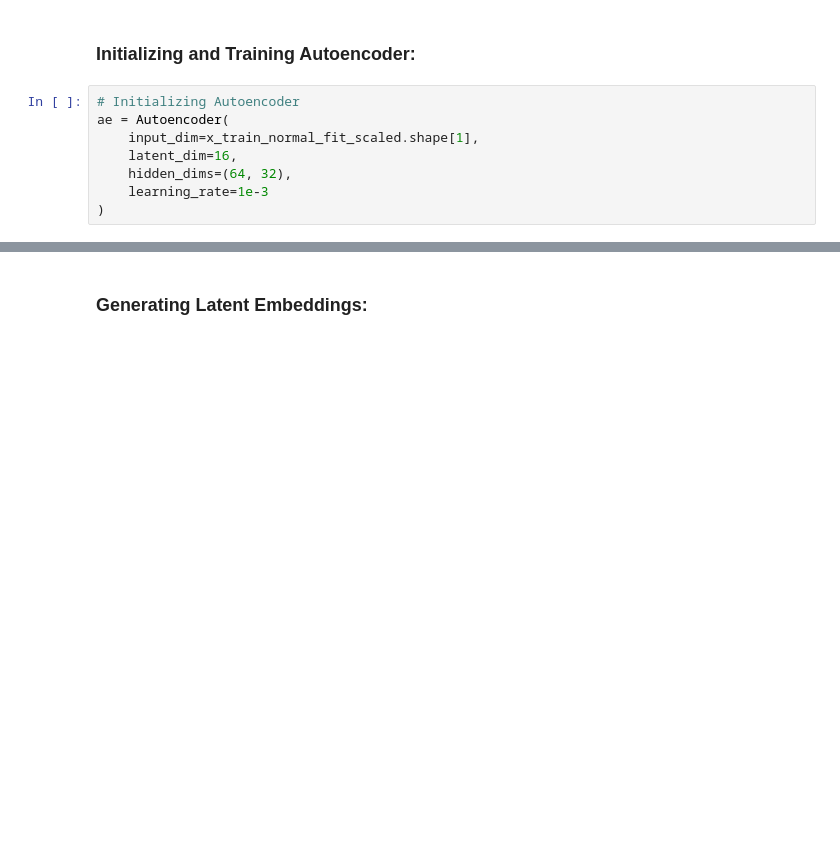
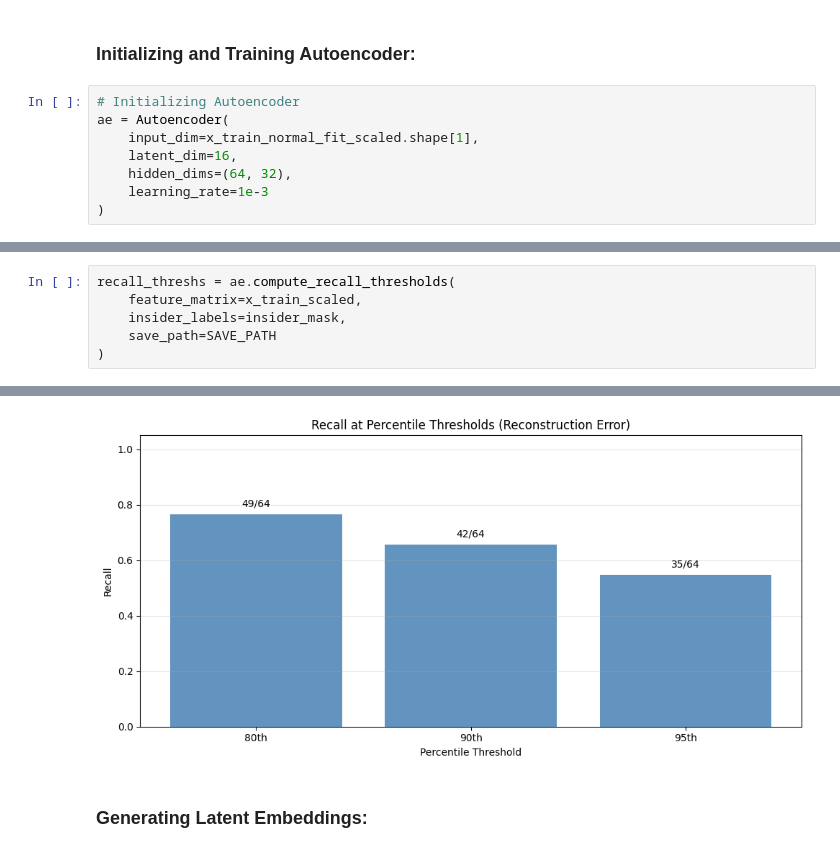
Before and after one commit to Aaron-Loera/Insider-Threat-Detection, a Jupyter notebook: Autoencoder.ipynb, the cells around one changed output, grey strips where cells are left out. Saved outputs shown, nothing was run; the diff lists cells and outputs as text; blank space fills up the shorter version.

```diff
--- a/Autoencoder.ipynb
+++ b/Autoencoder.ipynb
@@ -192,0 +166,7 @@ plot_loss(history, SAVE_PATH)
+# %%
+recall_threshs = ae.compute_recall_thresholds(
+    feature_matrix=x_train_scaled,
+    insider_labels=insider_mask,
+    save_path=SAVE_PATH
+)
+# %% [output]
@@ -193,3 +174,4 @@ plot_loss(history, SAVE_PATH)
+[figure, added]
 # %% [markdown]
 ### Generating Latent Embeddings:
 # %%
```
Also changed, not shown: parts of 11 cells of this notebook, 10 other files.
